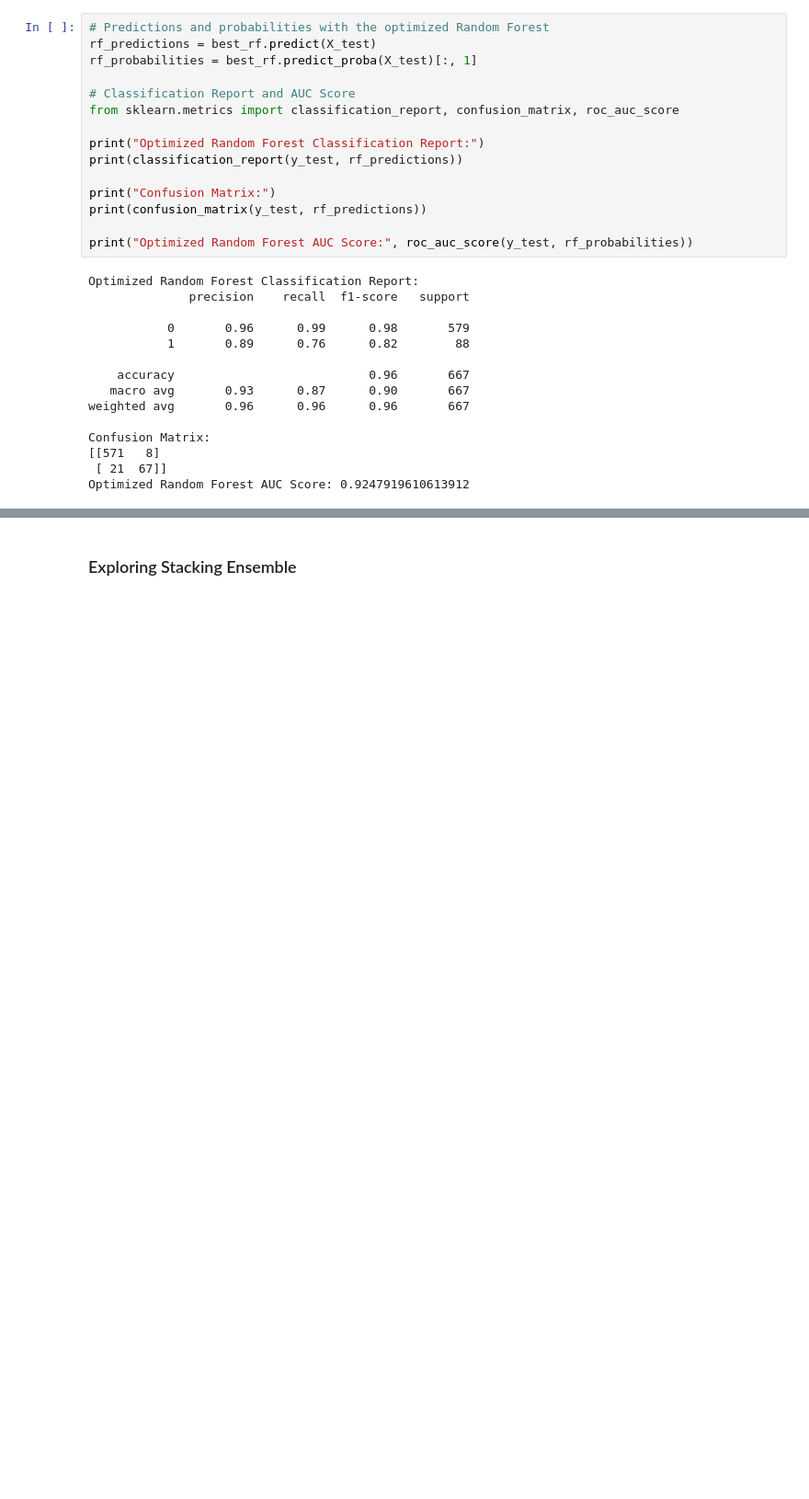
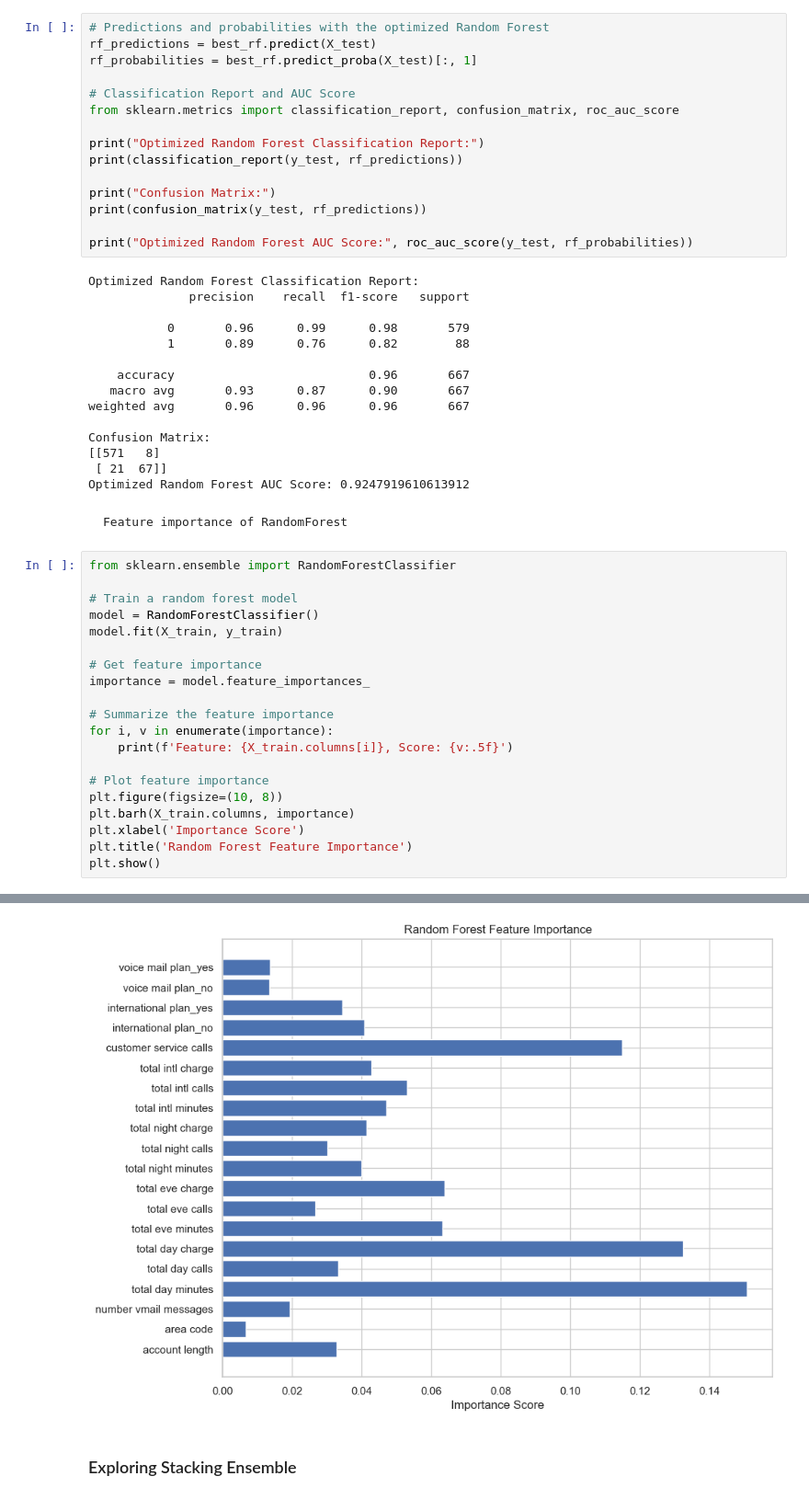
Before and after one commit to victormuuo07/PHASE-3-FINAL-PROJECT, a Jupyter notebook: index.ipynb, the cells around one changed output, grey strips where cells are left out. Shown at 92% size. Drawn from its saved outputs; the diff is of its cells as text; blank space fills up the shorter version.

```diff
--- a/index.ipynb
+++ b/index.ipynb
@@ -1574,3 +1766,26 @@ Confusion Matrix:
 [[571   8]
  [ 21  67]]
 Optimized Random Forest AUC Score: 0.9247919610613912
+# %% [markdown]
+    Feature importance of RandomForest
+# %%
+from sklearn.ensemble import RandomForestClassifier
+
+# Train a random forest model
+model = RandomForestClassifier()
+model.fit(X_train, y_train)
+
+# Get feature importance
+importance = model.feature_importances_
+
+# Summarize the feature importance
+for i, v in enumerate(importance):
+    print(f'Feature: {X_train.columns[i]}, Score: {v:.5f}')
+
+# Plot feature importance
+plt.figure(figsize=(10, 8))
+plt.barh(X_train.columns, importance)
+plt.xlabel('Importance Score')
+plt.title('Random Forest Feature Importance')
+plt.show()
+# %% [output]
@@ -1577,3 +1812,4 @@ Optimized Random Forest AUC Score: 0.9247919610613912
+[figure, added]
 # %% [markdown]
 ### Exploring Stacking Ensemble
 # %%
```
Also changed, not shown: parts of 24 cells of this notebook, 2 other files.
